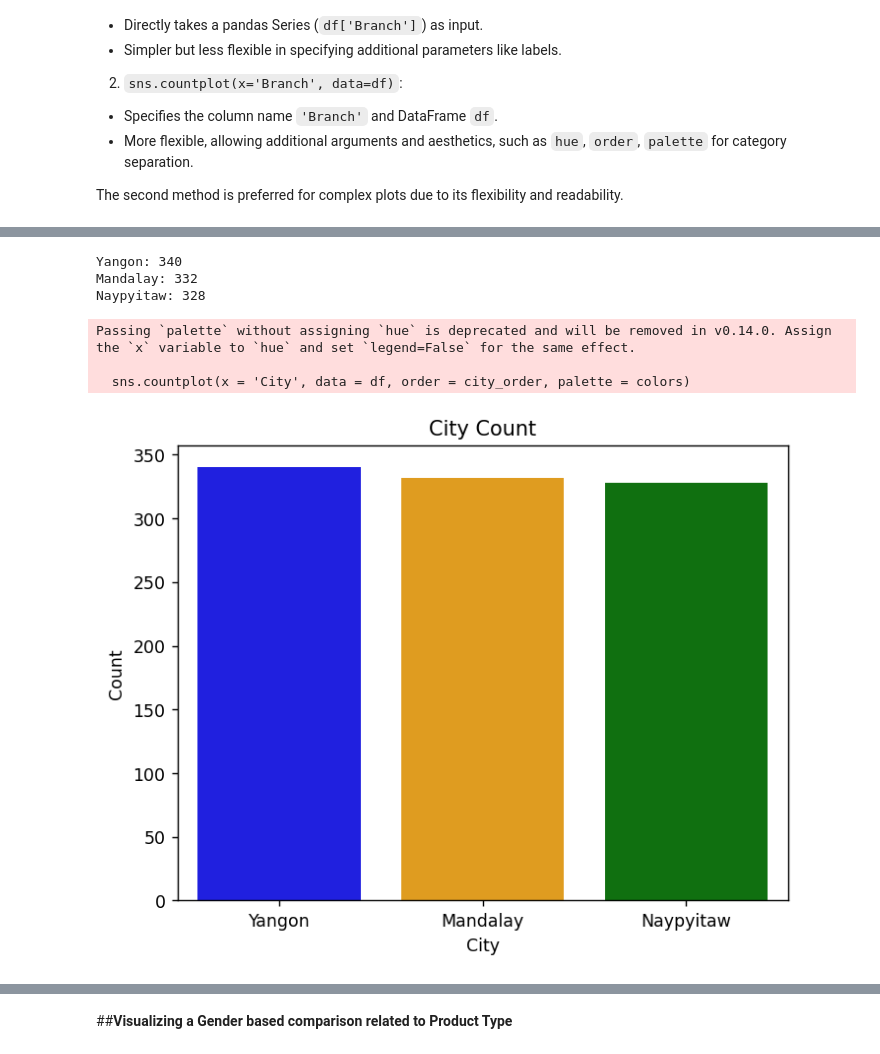
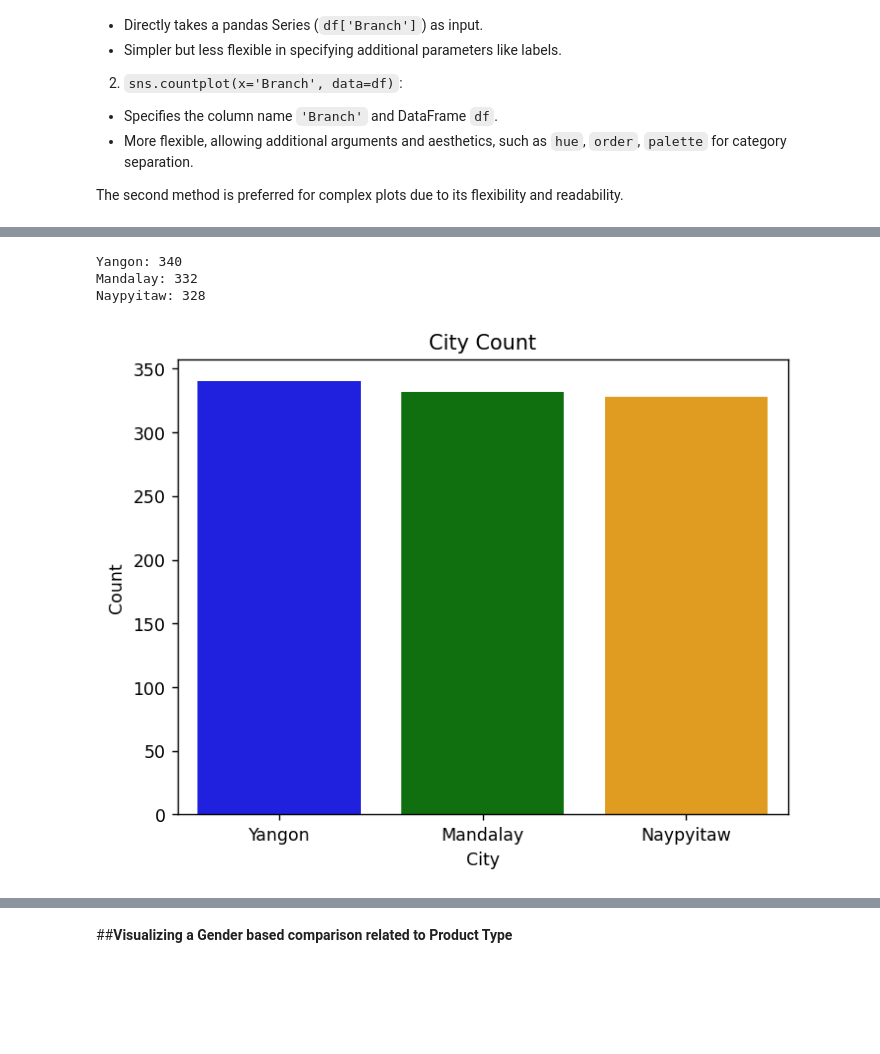
Before and after one commit to GitP001/EDA-on-Suparmarket-Sales, a Jupyter notebook: EDA_Project.ipynb, the cells around one changed output, grey strips where cells are left out. Saved outputs shown, nothing was run; the diff lists cells and outputs as text; code cells hidden in the pictures; blank space fills up the shorter version.

```diff
--- a/EDA_Project.ipynb
+++ b/EDA_Project.ipynb
@@ -478,9 +475,9 @@ def print_val_cnt(col_name):
 # %%
-colors=['blue', 'orange', 'green']
 payment_order = df['Payment'].value_counts().index
 
 plt.figure(dpi=125)
-sns.countplot(x = 'Payment', data = df, order = payment_order, palette = colors)
+sns.countplot(x = 'Payment', data = df, order = payment_order,
+              palette = colors, hue = 'Payment')
 plt.xlabel('Payment Method')
 plt.ylabel('Count')
 plt.title('Payment Method Count')
@@ -505,28 +499,26 @@ Credit card: 311
 # %%
 city_order = df['City'].value_counts().index
 
 plt.figure(dpi=125)
-sns.countplot(x = 'City', data = df, order = city_order, palette = colors)
+sns.countplot(x = 'City', data = df, order = city_order,
+              palette = colors, hue = 'City')
 plt.xlabel('City')
 plt.ylabel('Count')
 plt.title('City Count')
 
 print_val_cnt('City')
 
 # A,B,C =df.City.value_counts()
 
 # print(f'Yangon: {A}')
 # print(f'Mandalay: {B}')
 # print(f'Napyitow: {C}')
 plt.show()
 # %% [output]
 Yangon: 340
 Mandalay: 332
 Naypyitaw: 328
-Passing `palette` without assigning `hue` is deprecated and will be removed in v0.14.0. Assign the `x` variable to `hue` and set `legend=False` for the same effect.
-
-  sns.countplot(x = 'City', data = df, order = city_order, palette = colors)
-[figure, old version]
+[figure, new version]
 # %%
 gender_count = df['Gender'].value_counts().index
 
```
Also changed, not shown: parts of 5 cells of this notebook.
